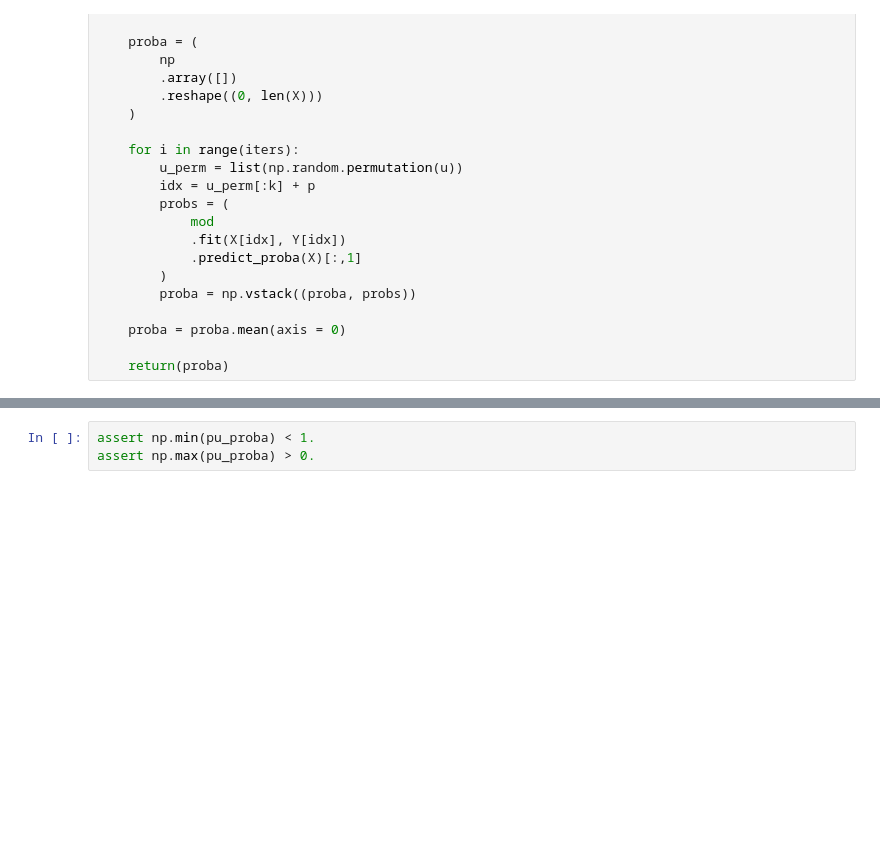
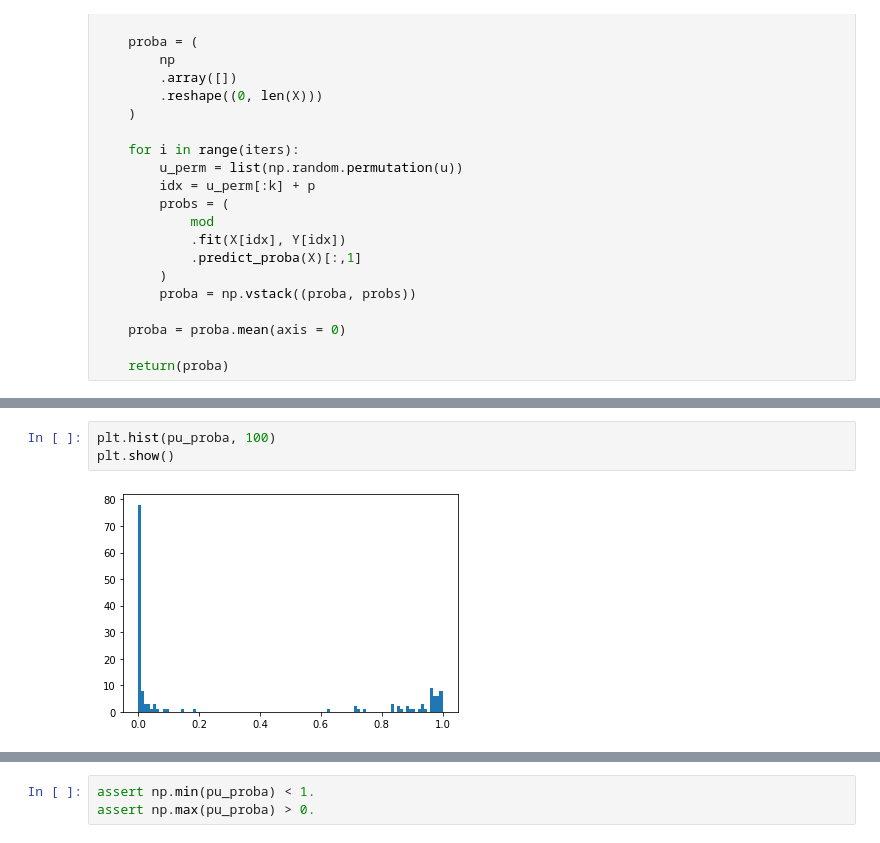
Before and after one commit to tomastokar/pulearn_package, a Jupyter notebook: Untitled.ipynb, the cells around one changed output, grey strips where cells are left out. Saved outputs shown, nothing was run; the diff lists cells and outputs as text; blank space fills up the shorter version.

```diff
--- a/Untitled.ipynb
+++ b/Untitled.ipynb
@@ -45,0 +107,5 @@ pu_proba = bagging(mod, X, Y, iters = 1000, r = .2)
+# %%
+plt.hist(pu_proba, 100)
+plt.show()
+# %% [output]
+[figure, added]
```
Also changed, not shown: parts of 5 cells of this notebook, 1 other file.
